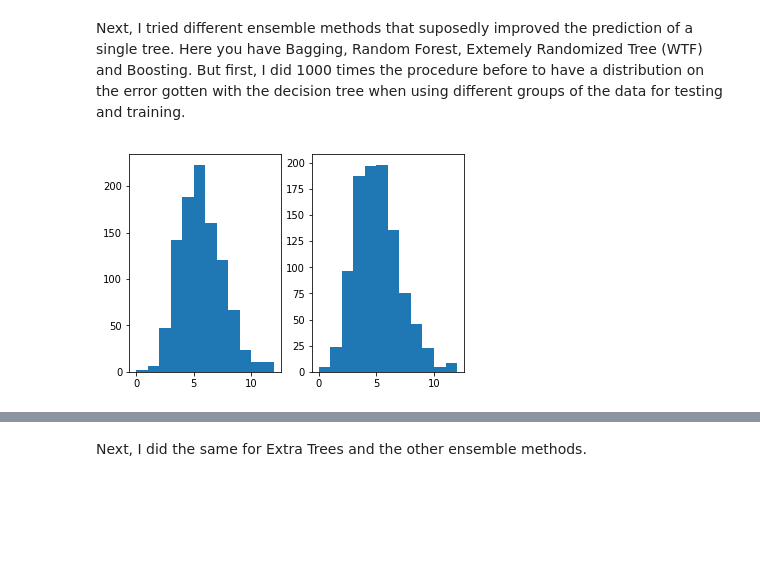
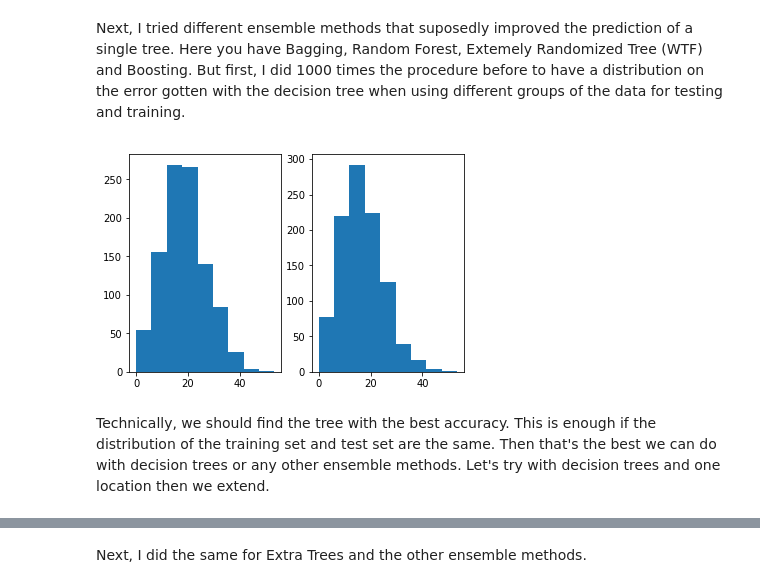
Before and after one commit to joaomiguelreis/MiND, a Jupyter notebook: Decision Tree and Ensemble Methods for Small Dataset.ipynb, the cells around one changed output, grey strips where cells are left out. Saved outputs shown, nothing was run; the diff lists cells and outputs as text; code cells hidden in the pictures; blank space fills up the shorter version.

Commit message:
final plots

```diff
--- a/Decision Tree and Ensemble Methods for Small Dataset.ipynb
+++ b/Decision Tree and Ensemble Methods for Small Dataset.ipynb
@@ -22,10 +22,10 @@ import graphviz
 
 # Setup pandas options
 pd.options.display.max_rows = 30
-pd.options.display.float_format = '{:.1f}'.format
+pd.options.display.float_format = '{:.5f}'.format
 
 # Get the data
-PT_data = pd.read_excel("./PTResults_trimmed.xlsx")
+PT_data = pd.read_excel("../../Data/PTResults_trimmed.xlsx")
 
 print(PT_data)
 
@@ -112,6 +112,6 @@ y = PT_data[target]
 
 #Splitting the data into training and testing
 training_features, testing_features, training_target, testing_target = train_test_split(
-    X, y, test_size=0.3, shuffle=True)
+    X, y, test_size=0.15, shuffle=True)
 print(training_features.describe())
 # %% [output]
@@ -146,7 +146,7 @@ plt.show()
 One could say that they both follow the same pattern...
 # %%
 #Training the DT
-model = DecisionTreeClassifier(max_depth=1)
+model = DecisionTreeClassifier(max_depth=10)
 model.fit(training_features, training_target)
 
 #Comparing prediction with testing values
@@ -154,5 +154,5 @@ prediction = model.predict(testing_features)
 print('Prediction:', prediction)
 print('Testing   :', np.array(testing_target))
 print(mean_squared_error(prediction, testing_target))
-print(int(30*mean_squared_error(prediction, testing_target)))
+print(int(15*mean_squared_error(prediction, testing_target)))
 # %% [output]
@@ -197,7 +204,7 @@ testing_target_vector = []
 for i in range(1000):
 
     training_features, testing_features, training_target, testing_target = train_test_split(
-        X, y, test_size=30, shuffle=True)
+        X, y, test_size=0.15, shuffle=True)
     #store
     training_features_vector.append(training_features)
     testing_features_vector.append(testing_features)
@@ -212,35 +219,40 @@ ncells_missclass_10=[]
 for i in range(1000):
     training_features = training_features_vector[i]
     testing_features = testing_features_vector[i]
     training_target = training_target_vector[i]
     testing_target = testing_target_vector[i]
 
     #Training with Decision Tree
     model_3 = DecisionTreeClassifier(max_depth=3)
     model_3.fit(training_features, training_target)
     model_10 = DecisionTreeClassifier(max_depth=10)
     model_10.fit(training_features, training_target)
 
     #Comparing prediction with testing values
     prediction_3 = model_3.predict(testing_features)
     prediction_10 = model_10.predict(testing_features)
 
     #MSE and number of missclassified cells distributions
     MSE_3 = mean_squared_error(prediction_3, testing_target)
     MSE_10 = mean_squared_error(prediction_10, testing_target)
     MSE_vector_3.append(MSE_3)
     MSE_vector_10.append(MSE_10)
-    ncells_missclass_3.append(30*mean_squared_error(prediction_3, testing_target))
-    ncells_missclass_10.append(30*mean_squared_error(prediction_10, testing_target))
+    ncells_missclass_3.append(15*mean_squared_error(prediction_3, testing_target))
+    ncells_missclass_10.append(15*mean_squared_error(prediction_10, testing_target))
 
 #plt.hist(MSE_vector, bins=10)
 #plt.hist(ncells_missclass_3, bins=12)
 #plt.show()
 
+ncells_missclass_3=np.array(ncells_missclass_3)/15*100
+ncells_missclass_10=np.array(ncells_missclass_10)/15*100
+
 # Comparing distributions for depth 3 and 10
 fig, axes = plt.subplots(1,2)
-axes[0].hist(ncells_missclass_3, bins=12)
-axes[1].hist(ncells_missclass_10, bins=12)
+axes[0].hist(ncells_missclass_3, bins=9)
+axes[1].hist(ncells_missclass_10, bins=9)
 plt.show()
 # %% [output]
-[figure, old version]
+[figure, new version]
+# %% [markdown]
+Technically, we should find the tree with the best accuracy. This is enough if the distribution of the training set and test set are the same. Then that's the best we can do with decision trees or any other ensemble methods. Let's try with decision trees and one location then we extend.
```
Also changed, not shown: parts of 40 cells of this notebook, 7 other files.
